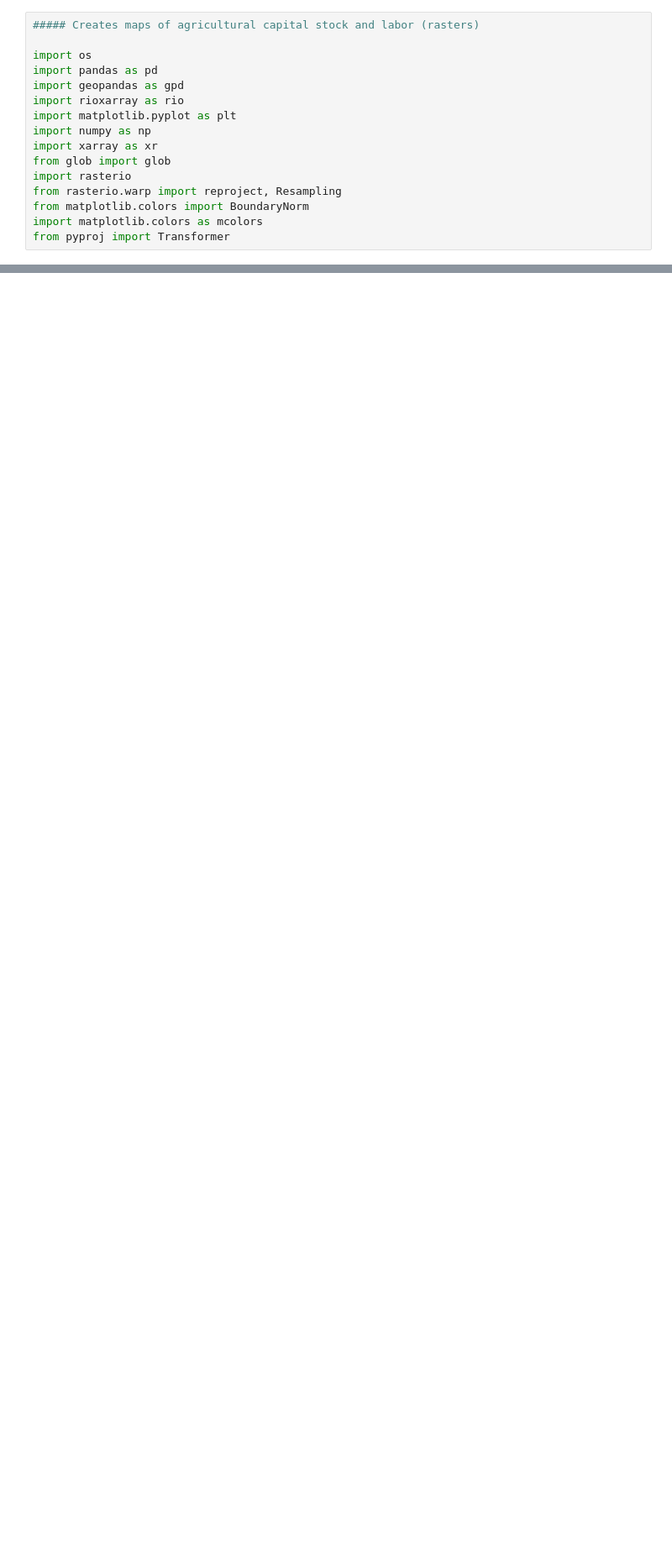
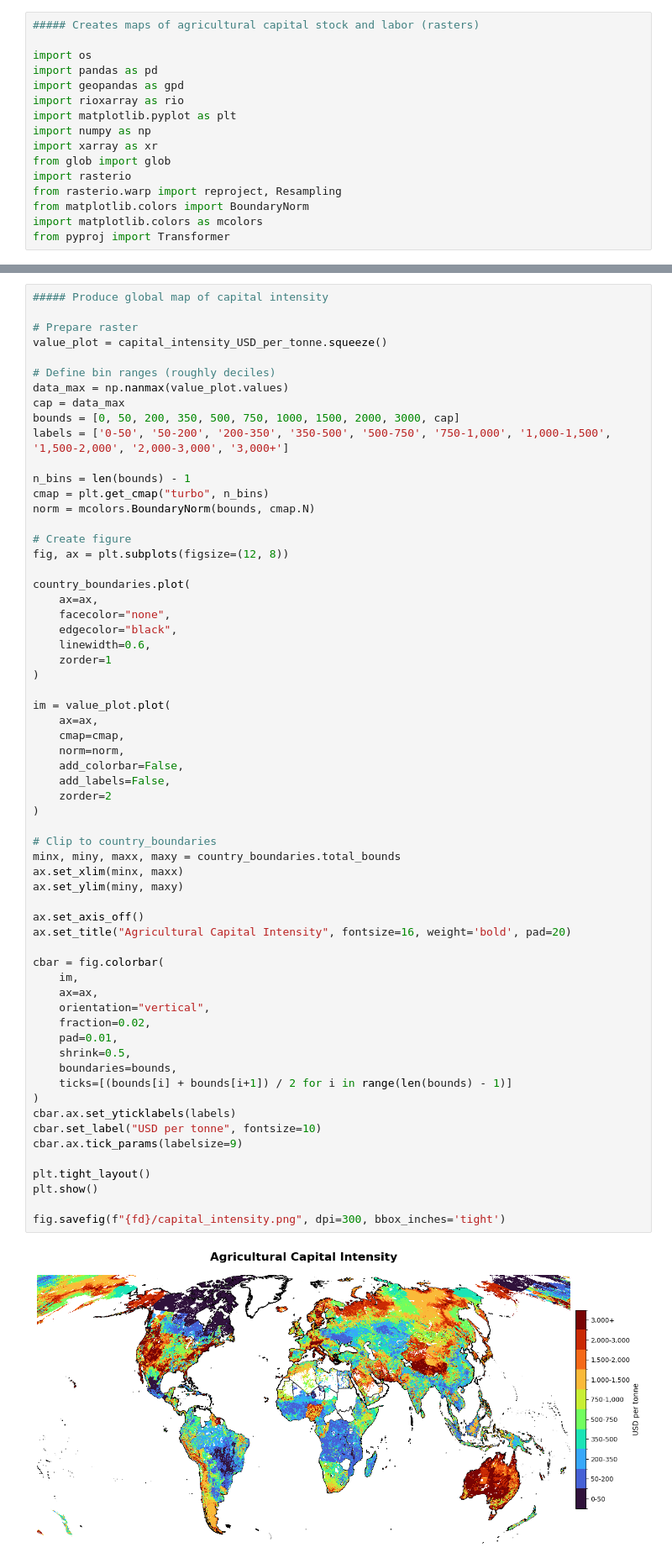
Before and after one commit to carinamani/AgDownscaling, a Jupyter notebook: 04_FIGURES/map_final_rasters.ipynb, the cells around one changed output, grey strips where cells are left out. Shown at 84% size. Drawn from its saved outputs; the diff is of its cells as text; blank space fills up the shorter version.

```diff
--- a/04_FIGURES/map_final_rasters.ipynb
+++ b/04_FIGURES/map_final_rasters.ipynb
@@ -235 +186,65 @@ plt.show()
+# %%
+##### Produce global map of capital intensity
+
+# Prepare raster
+value_plot = capital_intensity_USD_per_tonne.squeeze()
+
+# Define bin ranges (roughly deciles)
+data_max = np.nanmax(value_plot.values)
+cap = data_max
+bounds = [0, 50, 200, 350, 500, 750, 1000, 1500, 2000, 3000, cap]
+labels = ['0-50', '50-200', '200-350', '350-500', '500-750', '750-1,000', '1,000-1,500', '1,500-2,000', '2,000-3,000', '3,000+']
+
+n_bins = len(bounds) - 1
+cmap = plt.get_cmap("turbo", n_bins)
+norm = mcolors.BoundaryNorm(bounds, cmap.N)
+
+# Create figure
+fig, ax = plt.subplots(figsize=(12, 8))
+
+country_boundaries.plot(
+    ax=ax,
+    facecolor="none",
+    edgecolor="black",
+    linewidth=0.6,
+    zorder=1
+)
+
+im = value_plot.plot(
+    ax=ax,
+    cmap=cmap,
+    norm=norm,
+    add_colorbar=False,
+    add_labels=False,
+    zorder=2
+)
+
+# Clip to country_boundaries
+minx, miny, maxx, maxy = country_boundaries.total_bounds
+ax.set_xlim(minx, maxx)
+ax.set_ylim(miny, maxy)
+
+ax.set_axis_off()
+ax.set_title("Agricultural Capital Intensity", fontsize=16, weight='bold', pad=20)
+
+cbar = fig.colorbar(
+    im,
+    ax=ax,
+    orientation="vertical",
+    fraction=0.02,
+    pad=0.01,
+    shrink=0.5,
+    boundaries=bounds,
+    ticks=[(bounds[i] + bounds[i+1]) / 2 for i in range(len(bounds) - 1)]
+)
+cbar.ax.set_yticklabels(labels)
+cbar.set_label("USD per tonne", fontsize=10)
+cbar.ax.tick_params(labelsize=9)
+
+plt.tight_layout()
+plt.show()
+
+fig.savefig(f"{fd}/capital_intensity.png", dpi=300, bbox_inches='tight')
+# %% [output]
+[figure, added]
 # %%
```
Also changed, not shown: parts of 14 cells of this notebook.
